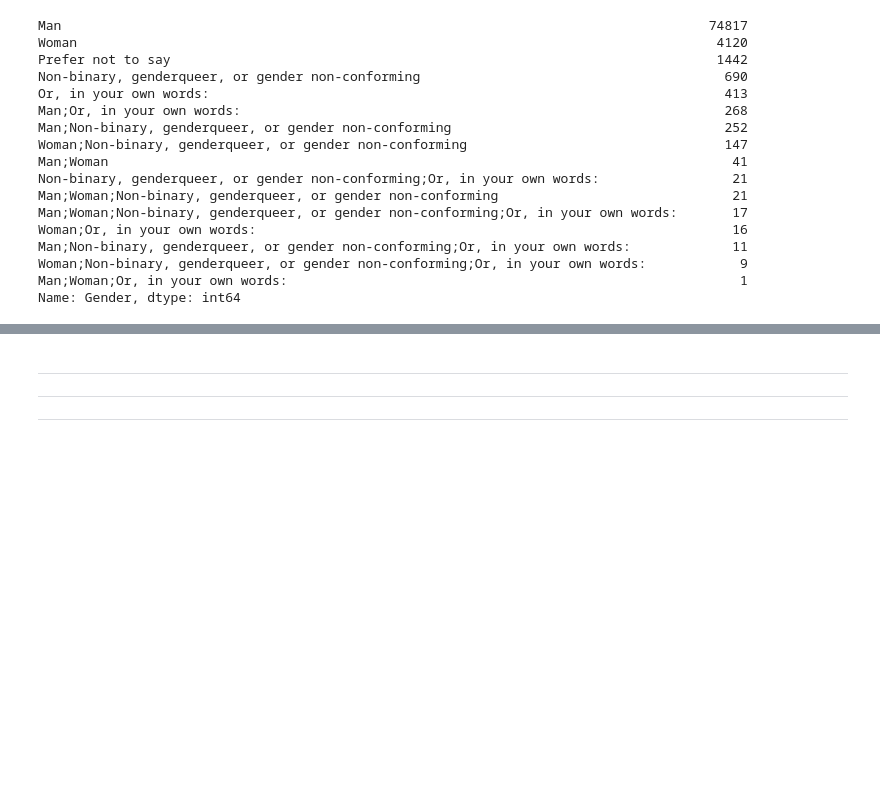
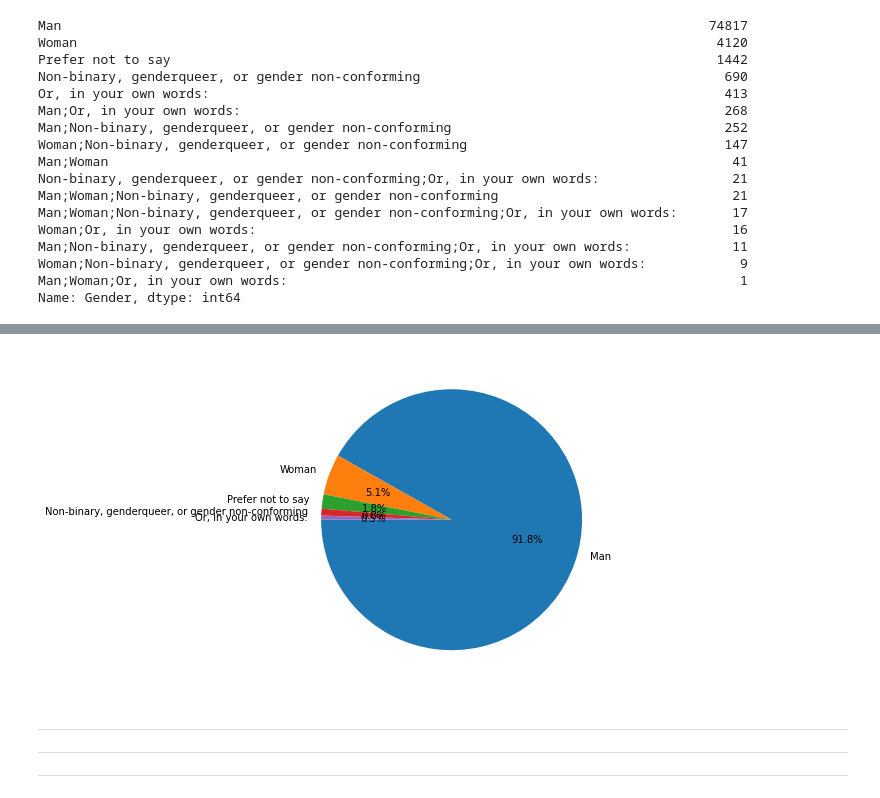
Before and after one commit to SafaaFathii/StackOverFlowSurvey, a Jupyter notebook: notebooks/StackOverflow_Survey_SafaaFathii.ipynb, the cells around one changed output, grey strips where cells are left out. Saved outputs shown, nothing was run; the diff lists cells and outputs as text; code cells hidden in the pictures; blank space fills up the shorter version.

```diff
--- a/notebooks/StackOverflow_Survey_SafaaFathii.ipynb
+++ b/notebooks/StackOverflow_Survey_SafaaFathii.ipynb
@@ -171,0 +263,2 @@ Name: Gender, dtype: int64
+# %%
+df.where(~(df.Gender.str.contains(';', na=False)), np.nan, inplace=True)
@@ -172,3 +284,8 @@ Name: Gender, dtype: int64
+# %%
+plt.figure(figsize=(12,6))
+plt.pie(gender_counts, labels=gender_counts.index, autopct='%1.1f%%', startangle=180);
+# %% [output]
+[figure, added]
 # %% [markdown]
 
 
```
Also changed, not shown: parts of 24 cells of this notebook.
